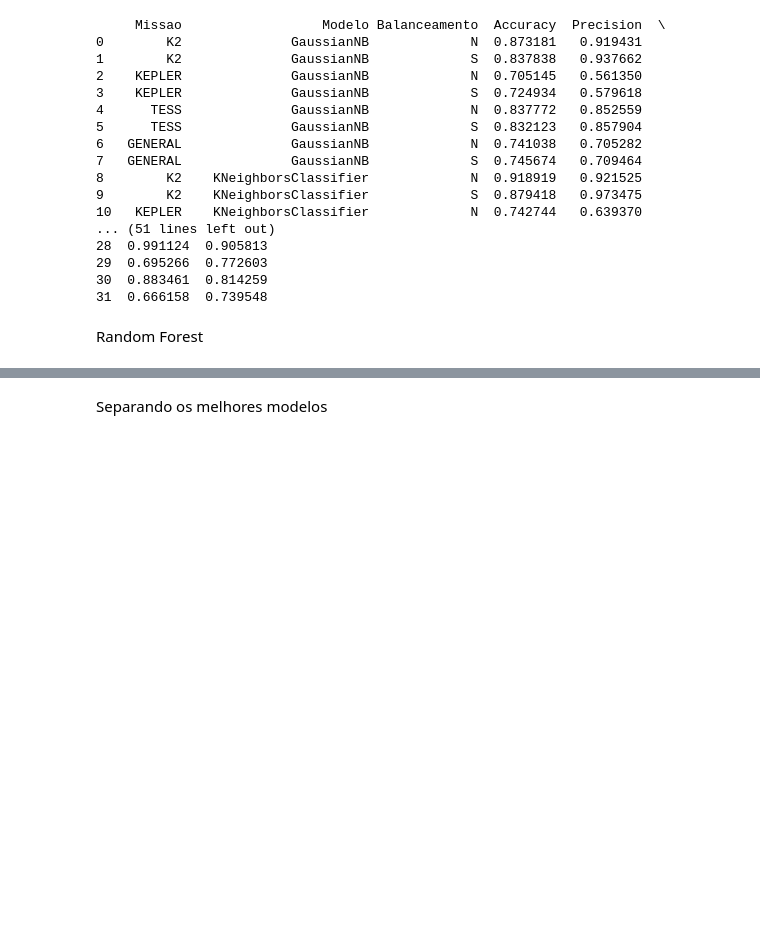
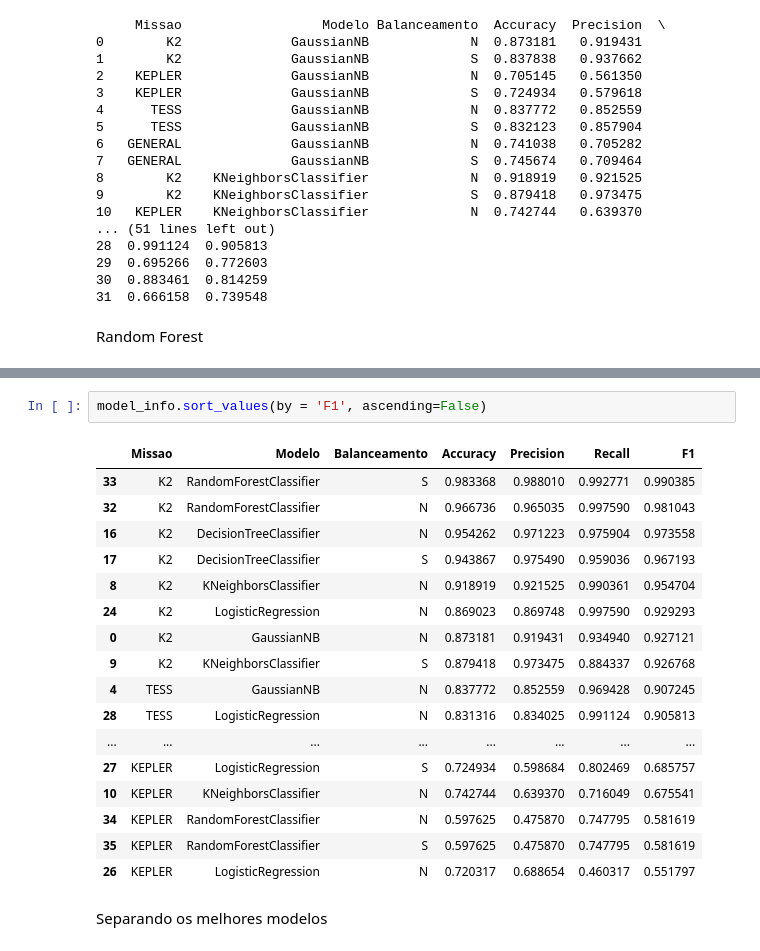
Before and after one commit to jnnastti/EstelarClass, a Jupyter notebook: EstelarClass.ipynb, the cells around one changed output, grey strips where cells are left out. Saved outputs shown, nothing was run; the diff lists cells and outputs as text; blank space fills up the shorter version.

```diff
--- a/EstelarClass.ipynb
+++ b/EstelarClass.ipynb
@@ -1806,3 +1824,23 @@ print(model_info)
+# %%
+model_info.sort_values(by = 'F1', ascending=False)
+# %% [output]
+|  | Missao | Modelo | Balanceamento | Accuracy | Precision | Recall | F1 |
+| 33 | K2 | RandomForestClassifier | S | 0.983368 | 0.988010 | 0.992771 | 0.990385 |
+| 32 | K2 | RandomForestClassifier | N | 0.966736 | 0.965035 | 0.997590 | 0.981043 |
+| 16 | K2 | DecisionTreeClassifier | N | 0.954262 | 0.971223 | 0.975904 | 0.973558 |
+| 17 | K2 | DecisionTreeClassifier | S | 0.943867 | 0.975490 | 0.959036 | 0.967193 |
+| 8 | K2 | KNeighborsClassifier | N | 0.918919 | 0.921525 | 0.990361 | 0.954704 |
+| 24 | K2 | LogisticRegression | N | 0.869023 | 0.869748 | 0.997590 | 0.929293 |
+| 0 | K2 | GaussianNB | N | 0.873181 | 0.919431 | 0.934940 | 0.927121 |
+| 9 | K2 | KNeighborsClassifier | S | 0.879418 | 0.973475 | 0.884337 | 0.926768 |
+| 4 | TESS | GaussianNB | N | 0.837772 | 0.852559 | 0.969428 | 0.907245 |
+| 28 | TESS | LogisticRegression | N | 0.831316 | 0.834025 | 0.991124 | 0.905813 |
+| ... | ... | ... | ... | ... | ... | ... | ... |
+| 27 | KEPLER | LogisticRegression | S | 0.724934 | 0.598684 | 0.802469 | 0.685757 |
+| 10 | KEPLER | KNeighborsClassifier | N | 0.742744 | 0.639370 | 0.716049 | 0.675541 |
+| 34 | KEPLER | RandomForestClassifier | N | 0.597625 | 0.475870 | 0.747795 | 0.581619 |
+| 35 | KEPLER | RandomForestClassifier | S | 0.597625 | 0.475870 | 0.747795 | 0.581619 |
+| 26 | KEPLER | LogisticRegression | N | 0.720317 | 0.688654 | 0.460317 | 0.551797 |
 # %% [markdown]
 Separando os melhores modelos
 # %%
```
Also changed, not shown: parts of 52 cells of this notebook, 3 other files.
